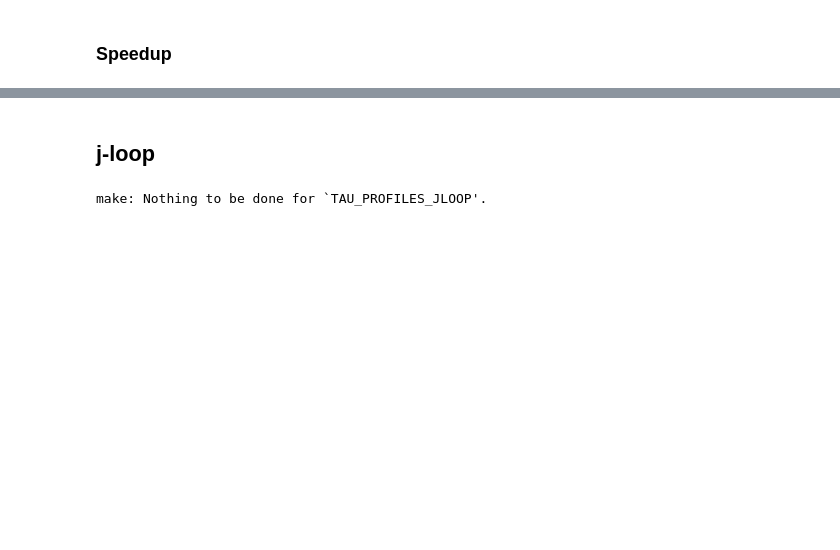
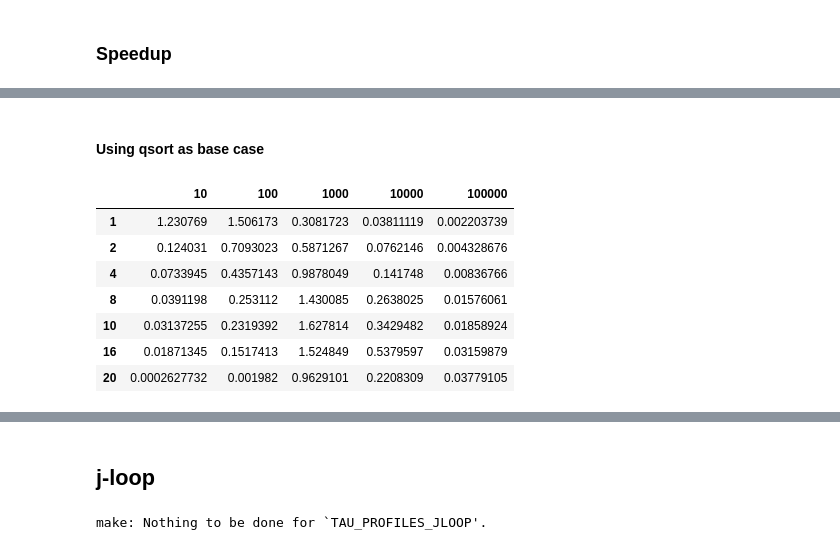
Before and after one commit to luizirber/cse891-parallel-computing, a Jupyter notebook: homeworks/homework3/notebooks/Homework 3.ipynb, the cells around one changed output, grey strips where cells are left out. Cells and saved outputs as stored; diff of their text form; code cells hidden in the pictures; blank space fills up the shorter version.

```diff
--- a/homeworks/homework3/notebooks/Homework 3.ipynb
+++ b/homeworks/homework3/notebooks/Homework 3.ipynb
@@ -160,0 +177,14 @@ plt.title("$i$-loop parallel for")
+# %% [markdown]
+#### Using qsort as base case
+# %%
+speedup_iloop_qsort = pn_qsort.ix[:,1,'qsort_lib','Inclusive usec/call'] / pn_iloop.ix[:,:,'count_sort','Inclusive usec/call']
+speedup_iloop_qsort
+# %% [output]
+|  | 10 | 100 | 1000 | 10000 | 100000 |
+| 1 | 1.230769 | 1.506173 | 0.3081723 | 0.03811119 | 0.002203739 |
+| 2 | 0.124031 | 0.7093023 | 0.5871267 | 0.0762146 | 0.004328676 |
+| 4 | 0.0733945 | 0.4357143 | 0.9878049 | 0.141748 | 0.00836766 |
+| 8 | 0.0391198 | 0.253112 | 1.430085 | 0.2638025 | 0.01576061 |
+| 10 | 0.03137255 | 0.2319392 | 1.627814 | 0.3429482 | 0.01858924 |
+| 16 | 0.01871345 | 0.1517413 | 1.524849 | 0.5379597 | 0.03159879 |
+| 20 | 0.0002627732 | 0.001982 | 0.9629101 | 0.2208309 | 0.03779105 |
```
Also changed, not shown: parts of 37 cells of this notebook, 5 other files.
